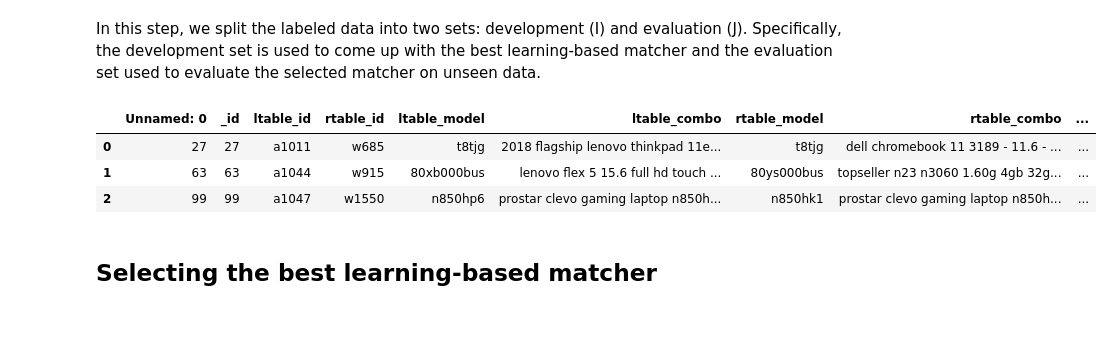
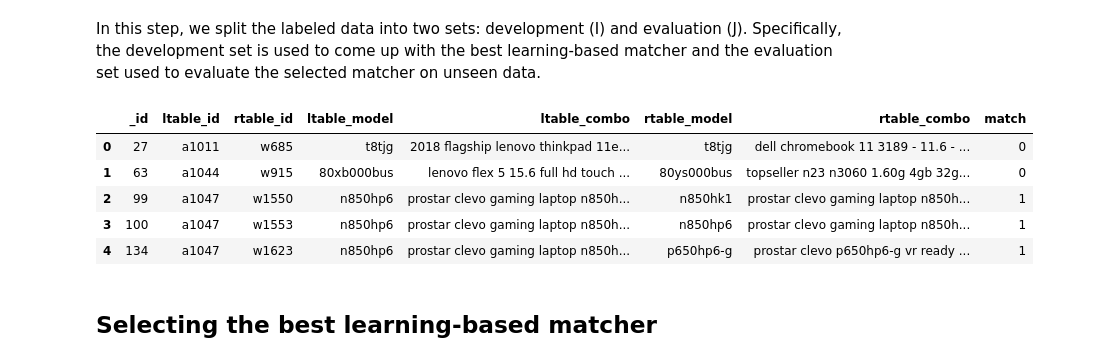
Before and after one commit to dliangsta/CS839-project, a Jupyter notebook: stage-3/notebook.ipynb, the cells around one changed output. Saved outputs shown, nothing was run; the diff lists cells and outputs as text; code cells hidden in the pictures; blank space fills up the shorter version.

```diff
--- a/stage-3/notebook.ipynb
+++ b/stage-3/notebook.ipynb
@@ -37,8 +35,8 @@ Matching two tables typically consists of the following three steps:
 We begin by loading the input tables. For the purpose of this guide, we use the datasets that are included with the package.
 # %%
 # Get the paths
-path_A = '/home/liang/Workspace/cs839-project/stage-2/crawlers/data/amazon_products.csv'
-path_B = '/home/liang/Workspace/cs839-project/stage-2/crawlers/data/walmart_products.csv'
+path_A = 'data/amazon_products.csv'
+path_B = 'data/walmart_products.csv'
 # %%
 # Load csv files as dataframes and set the key attribute in the dataframe
 A = em.read_csv_metadata(path_A, key='id')
@@ -259,7 +225,7 @@ Next, we label the sampled candidate set. Specify we would enter 1 for a match a
 For the purposes of this guide, we will load in a pre-labeled dataset (of 450 tuple pairs) included in this package.
 # %%
 # # Load the pre-labeled data
-path_G = '/home/liang/Workspace/cs839-project/stage-3/s1.csv'
+path_G = 'data/labeled.csv'
 G = em.read_csv_metadata(path_G,
                          key='_id',
                          ltable=A, rtable=B,
@@ -277,12 +243,14 @@ IJ = em.split_train_test(G, train_proportion=0.7, random_state=0)
 I = IJ['train']
 J = IJ['test']
 # %%
-G.head(3)
+G.head()
 # %% [output]
-|  | Unnamed: 0 | _id | ltable_id | rtable_id | ltable_model | ltable_combo | rtable_model | rtable_combo | ... |
-| 0 | 27 | 27 | a1011 | w685 | t8tjg | 2018 flagship lenovo thinkpad 11e... | t8tjg | dell chromebook 11 3189 - 11.6 - ... | ... |
-| 1 | 63 | 63 | a1044 | w915 | 80xb000bus | lenovo flex 5 15.6 full hd touch ... | 80ys000bus | topseller n23 n3060 1.60g 4gb 32g... | ... |
-| 2 | 99 | 99 | a1047 | w1550 | n850hp6 | prostar clevo gaming laptop n850h... | n850hk1 | prostar clevo gaming laptop n850h... | ... |
+|  | _id | ltable_id | rtable_id | ltable_model | ltable_combo | rtable_model | rtable_combo | match |
+| 0 | 27 | a1011 | w685 | t8tjg | 2018 flagship lenovo thinkpad 11e... | t8tjg | dell chromebook 11 3189 - 11.6 - ... | 0 |
+| 1 | 63 | a1044 | w915 | 80xb000bus | lenovo flex 5 15.6 full hd touch ... | 80ys000bus | topseller n23 n3060 1.60g 4gb 32g... | 0 |
+| 2 | 99 | a1047 | w1550 | n850hp6 | prostar clevo gaming laptop n850h... | n850hk1 | prostar clevo gaming laptop n850h... | 1 |
+| 3 | 100 | a1047 | w1553 | n850hp6 | prostar clevo gaming laptop n850h... | n850hp6 | prostar clevo gaming laptop n850h... | 1 |
+| 4 | 134 | a1047 | w1623 | n850hp6 | prostar clevo gaming laptop n850h... | p650hp6-g | prostar clevo p650hp6-g vr ready ... | 1 |
 # %% [markdown]
 ## Selecting the best learning-based matcher
 # %% [markdown]
```
Also changed, not shown: parts of 43 cells of this notebook, 1 other file.
